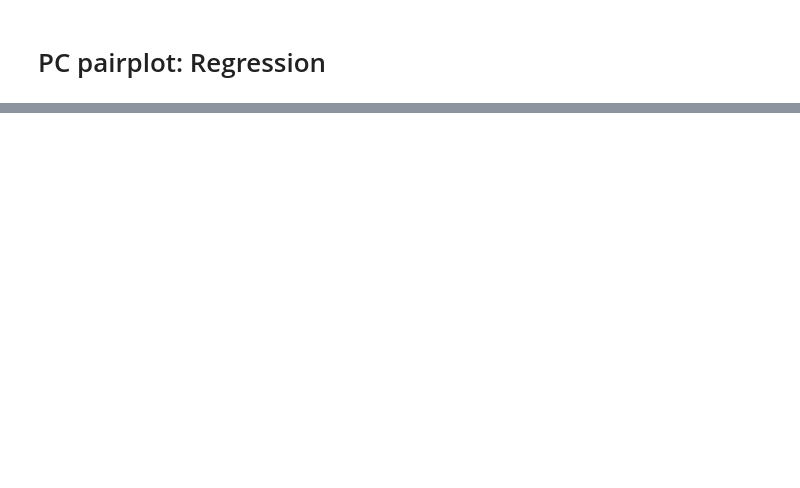
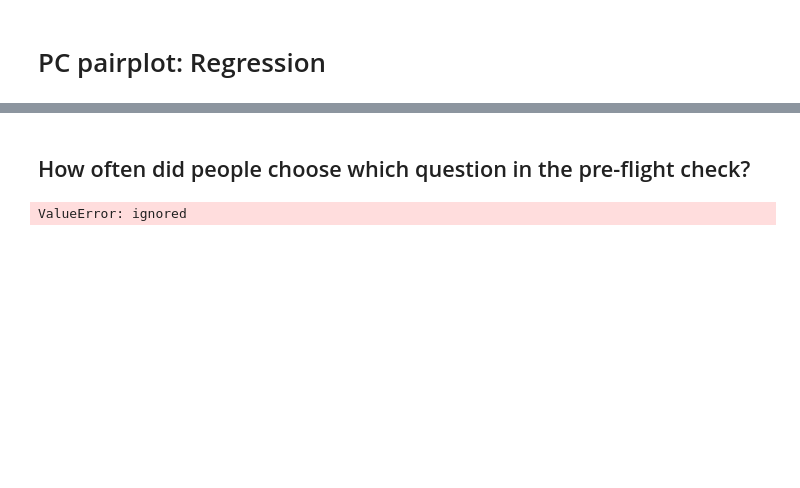
Before and after one commit to nilesh0109/PHRI_1920, a Jupyter notebook: evaluation/phri_eval.ipynb, the cells around one changed output, grey strips where cells are left out. Drawn from its saved outputs; the diff is of its cells as text; code cells hidden in the pictures; blank space fills up the shorter version.

Commit message:
Updating evaluation sheet with full data

```diff
--- a/evaluation/phri_eval.ipynb
+++ b/evaluation/phri_eval.ipynb
@@ -1341,0 +1525,22 @@ plt.show()
+# %%
+# Install Google Drive Connector
+!pip install --upgrade --quiet gspread
+from google.colab import auth
+from oauth2client.client import GoogleCredentials
+import gspread
+
+# Google Drive Authentication for access to shared GDrive Folder
+auth.authenticate_user()
+gc = gspread.authorize(GoogleCredentials.get_application_default())
+# %%
+# Load the Data from the GDocs Spreadsheet
+#@title Please select the range of completed experiments so far. { run: "auto", display-mode: "form" }
+start_id =   1#@param {type:"number"}
+end_id = 53#@param {type:"number"}
+choices_data = gc.open('choices').sheet1
+rows = choices_data.get_all_values()
+
+# convert object into a Pandas dataframe
+choices = pd.DataFrame.from_records(rows[start_id+1:end_id+2],
+                                    columns=rows[0], index="participant_id")
+choices.head()
@@ -1341,0 +1555,12 @@ plt.show()
+# %%
+## Plot the frequencies of questions asked for scene0.
+def plot_preflight_counts():
+  q0_title = "Which questions did participants choose in the Pre-Flight check?"
+  q0_labels =["#1 - Can you tell me more about our mission?", "#2 - Have you been to Xantonia before?", "#3 - What type of ship is this?", "#4 - What is the crews function on the ship?"]
+  # Remove annoying ylabels
+  plt.axis('off')
+  # Plot the distribution of the choices among the pre-flight check.
+  q0_counts = choices["q0"].value_counts()
+  q0_counts.plot.pie(title=q0_title, labels=q0_labels, shadow=True, autopct='%.0f%%', figsize=(8,4), counterclock=False, startangle=180)
+  plt.tight_layout()
+  plt.show()
@@ -1341,0 +1639,7 @@ plt.show()
+# %% [markdown]
+## How often did people choose which question in the pre-flight check?
+# %%
+plot_preflight_counts()
+# %% [output]
+ValueError: ignored
+[figure, added]
```
Also changed, not shown: parts of 84 cells of this notebook.
